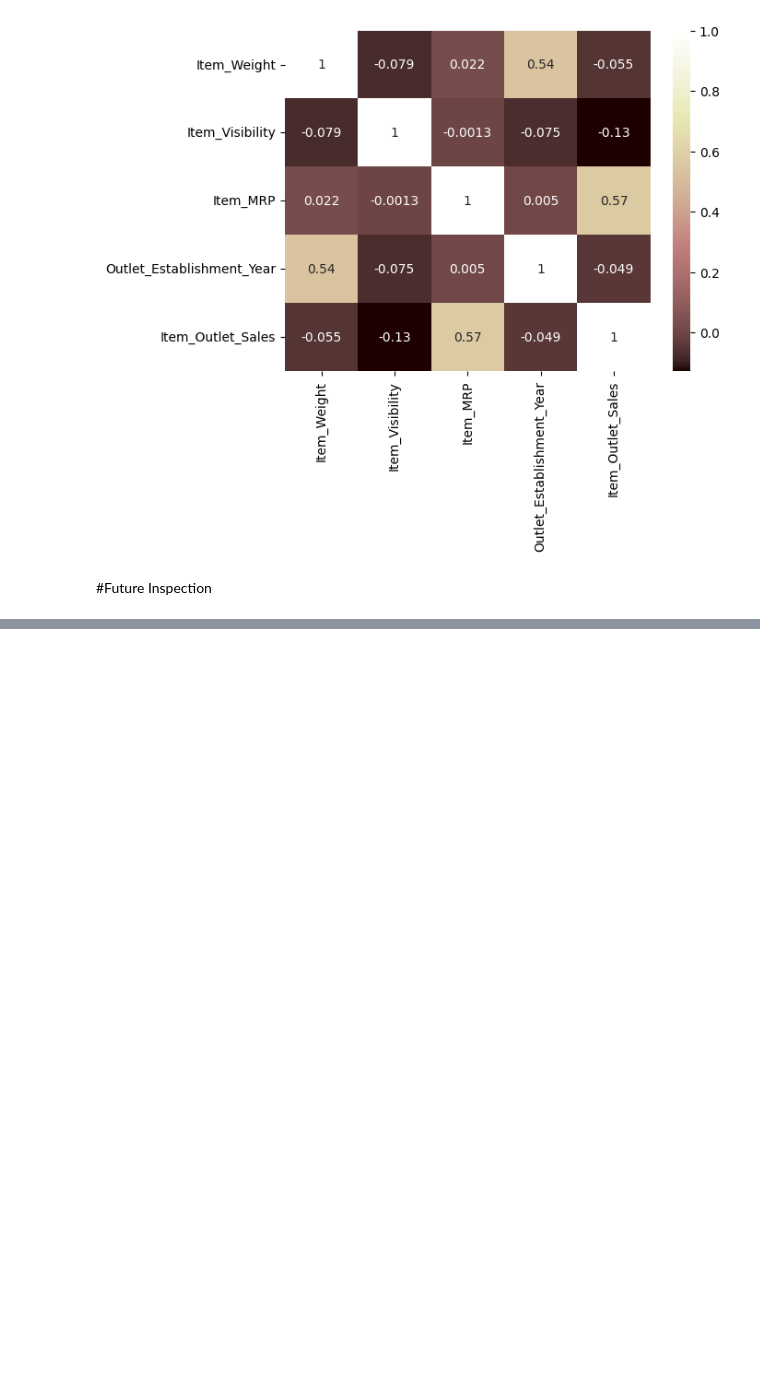
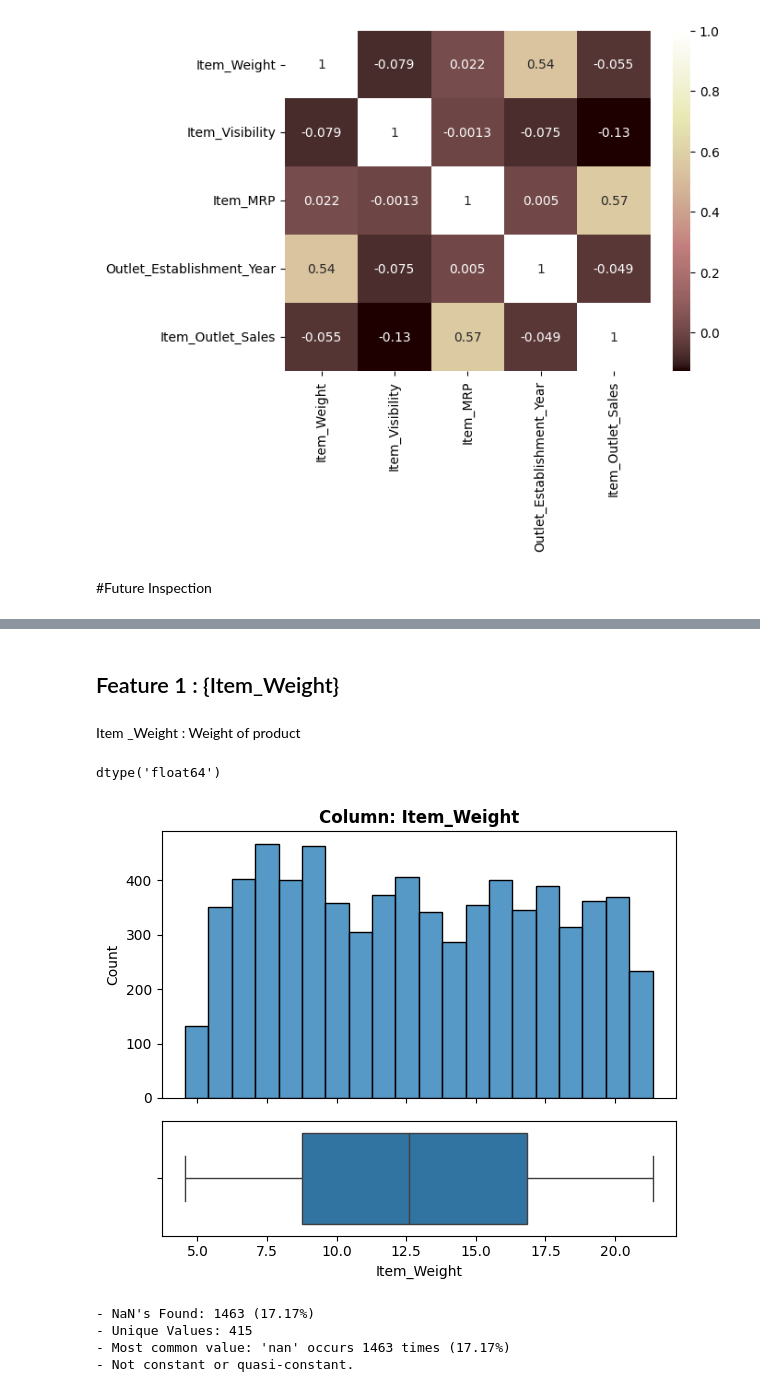
Before and after one commit to abeeraz379/Prediction-of-Product-sales, a Jupyter notebook: prediction of product sales.ipynb, the cells around one changed output, grey strips where cells are left out. Saved outputs shown, nothing was run; the diff lists cells and outputs as text; code cells hidden in the pictures; blank space fills up the shorter version.

```diff
--- a/prediction of product sales.ipynb
+++ b/prediction of product sales.ipynb
@@ -356,0 +522,4 @@ sns.heatmap(crr,annot=True,cmap="pink")
+# %%
+new_df['Item_Weight']=new_df['Item_Weight'].replace(-1,np.nan)
+new_df['Outlet_Size']=new_df['Outlet_Size'].replace('Missing',np.nan)
+new_df
@@ -356,0 +540,19 @@ sns.heatmap(crr,annot=True,cmap="pink")
+# %% [markdown]
+## Feature 1 : {Item_Weight}
+# %% [markdown]
+Item _Weight : Weight of product
+# %%
+# Confirming the dtype to select correct EDA function
+feature='Item_Weight'
+new_df[feature].dtype
+# %% [output]
+dtype('float64')
+# %%
+# run the appropriate explore function (based on feature's dtype)
+explore_numeric(new_df,feature);
+# %% [output]
+[figure, added]
+- NaN's Found: 1463 (17.17%)
+- Unique Values: 415
+- Most common value: 'nan' occurs 1463 times (17.17%)
+- Not constant or quasi-constant.
```
Also changed, not shown: parts of 34 cells of this notebook.
